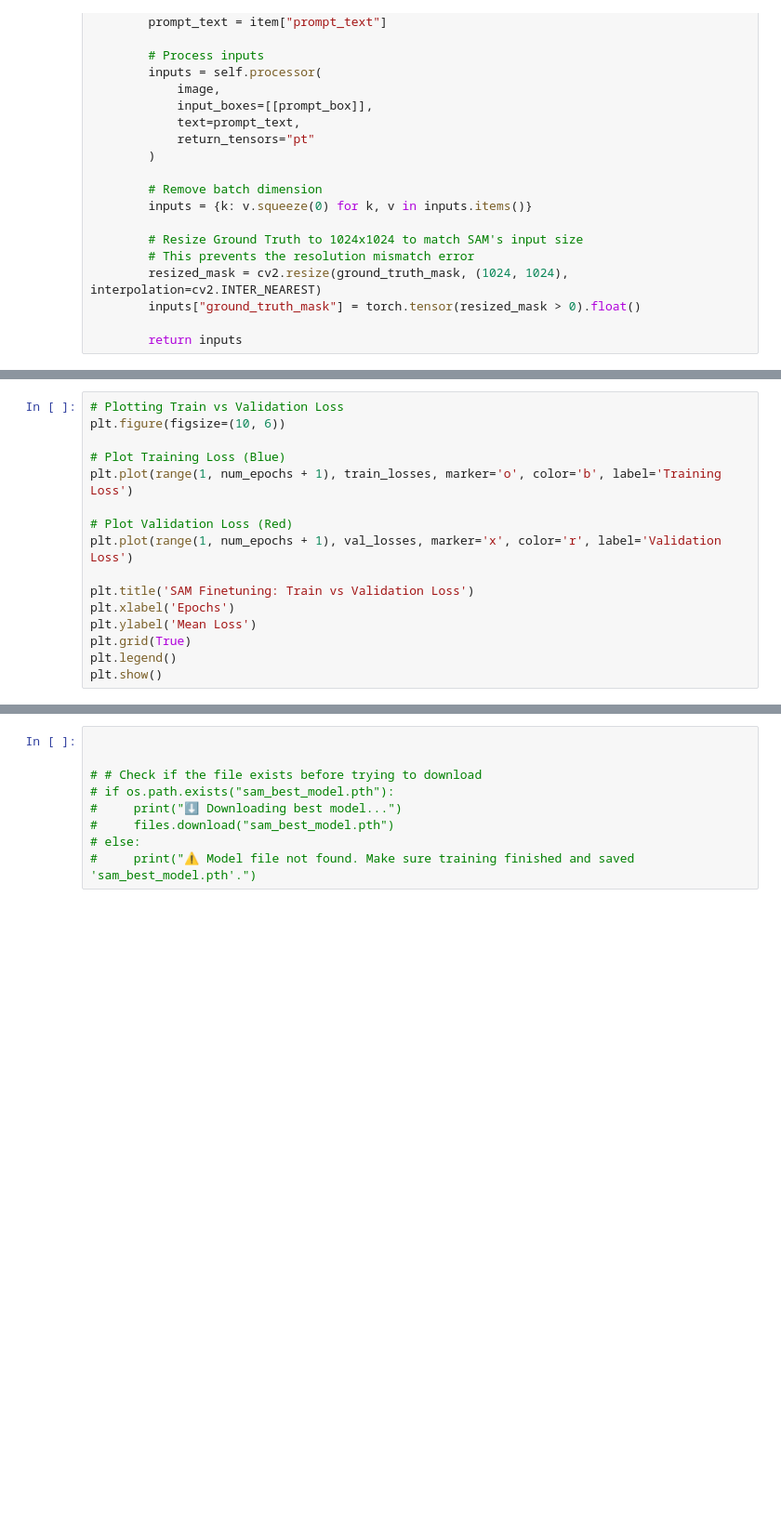
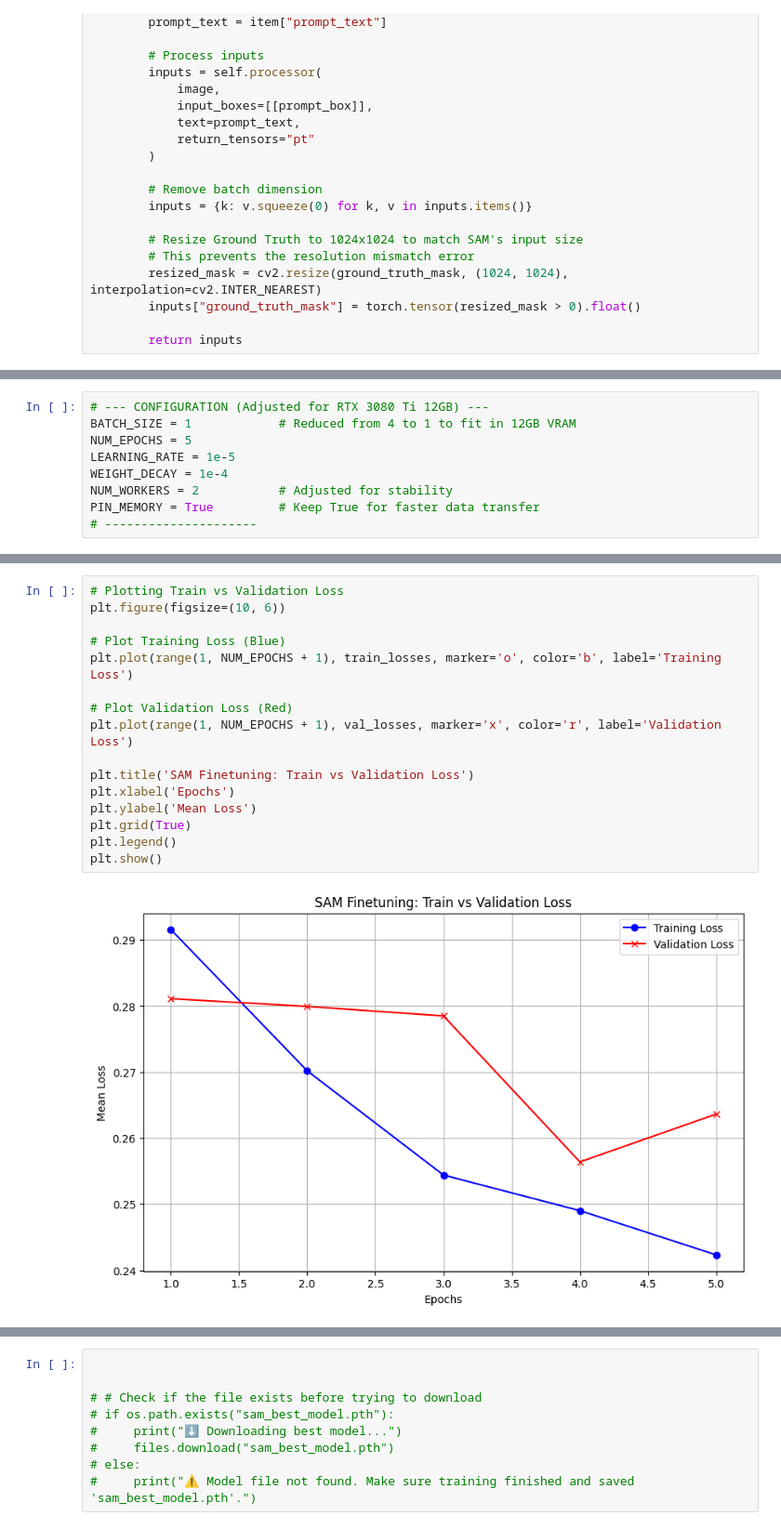
Before and after one commit to ahmed807/Medical_Segmentation, a Jupyter notebook: fine_tune_SAM_3.ipynb, the cells around one changed output, grey strips where cells are left out. Shown at 93% size. Saved outputs shown, nothing was run; the diff lists cells and outputs as text; blank space fills up the shorter version.

```diff
--- a/fine_tune_SAM_3.ipynb
+++ b/fine_tune_SAM_3.ipynb
@@ -104,3 +119,12 @@ PIN_MEMORY = True         # Faster CPU -> GPU transfer
+# %%
+# --- CONFIGURATION (Adjusted for RTX 3080 Ti 12GB) ---
+BATCH_SIZE = 1            # Reduced from 4 to 1 to fit in 12GB VRAM
+NUM_EPOCHS = 5
+LEARNING_RATE = 1e-5
+WEIGHT_DECAY = 1e-4
+NUM_WORKERS = 2           # Adjusted for stability
+PIN_MEMORY = True         # Keep True for faster data transfer
+# ---------------------
 # %%
 import os
 import torch
@@ -315,17 +390,19 @@ print("🎉 Done! Check 'sam_best_val_model.pth' and 'loss_curve.png'.")
 # %%
 # Plotting Train vs Validation Loss
 plt.figure(figsize=(10, 6))
 
 # Plot Training Loss (Blue)
-plt.plot(range(1, num_epochs + 1), train_losses, marker='o', color='b', label='Training Loss')
+plt.plot(range(1, NUM_EPOCHS + 1), train_losses, marker='o', color='b', label='Training Loss')
 
 # Plot Validation Loss (Red)
-plt.plot(range(1, num_epochs + 1), val_losses, marker='x', color='r', label='Validation Loss')
+plt.plot(range(1, NUM_EPOCHS + 1), val_losses, marker='x', color='r', label='Validation Loss')
 
 plt.title('SAM Finetuning: Train vs Validation Loss')
 plt.xlabel('Epochs')
 plt.ylabel('Mean Loss')
 plt.grid(True)
 plt.legend()
 plt.show()
+# %% [output]
+[figure, added]
 # %%
```
Also changed, not shown: parts of 15 cells of this notebook, 7 other files.
